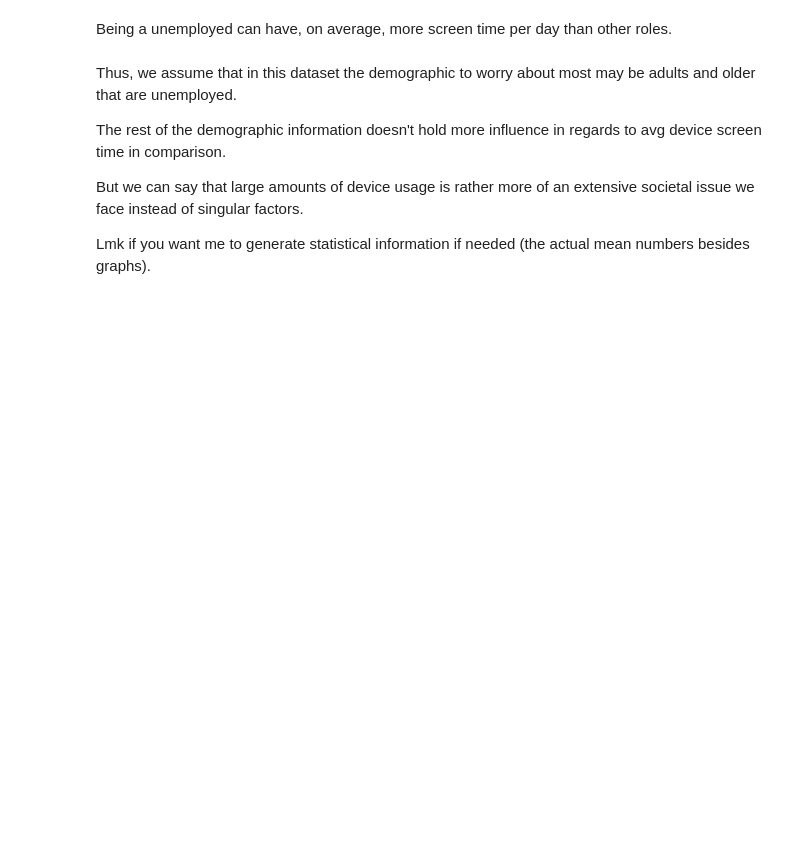
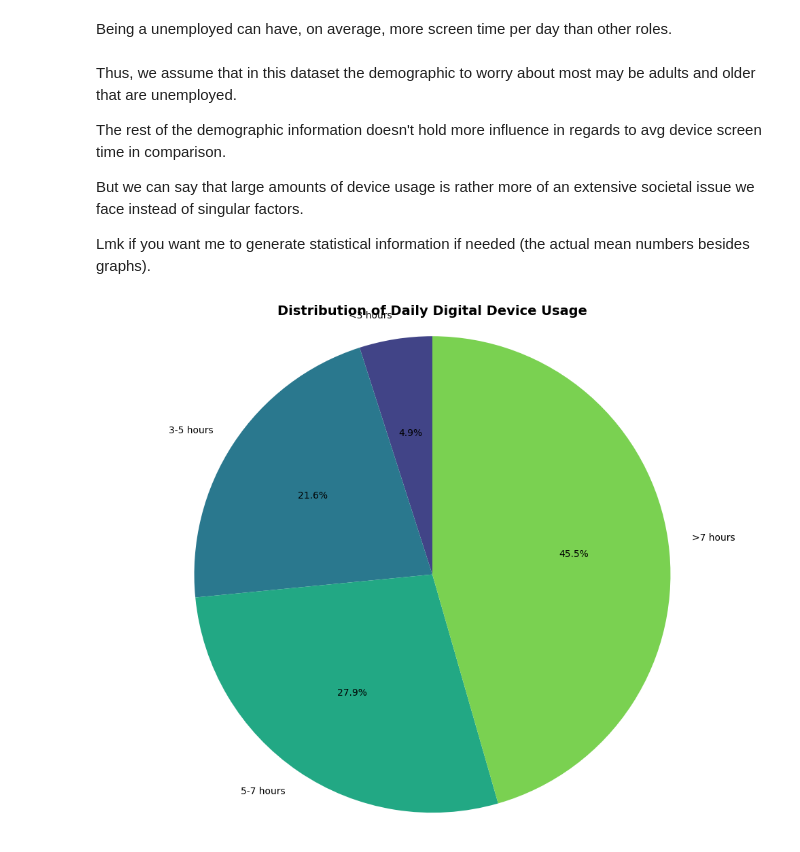
Before and after one commit to Abash05/Kaggle-Team-1---Digital-Habits-and-Mental-Health, a Jupyter notebook: DigitalUseAndMentalHealth.ipynb, the cells around one changed output. Cells and saved outputs as stored; diff of their text form; code cells hidden in the pictures; blank space fills up the shorter version.

```diff
--- a/DigitalUseAndMentalHealth.ipynb
+++ b/DigitalUseAndMentalHealth.ipynb
@@ -477,3 +488,19 @@ The rest of the demographic information doesn't hold more influence in regards t
 But we can say that large amounts of device usage is rather more of an extensive societal issue we face instead of singular factors.
 
 Lmk if you want me to generate statistical information if needed (the actual mean numbers besides graphs).
+# %%
+bins = [0, 3, 5, 7, df['device_hours_per_day'].max() + 1]
+labels = ['<3 hours', '3-5 hours', '5-7 hours', '>7 hours']
+df['device_hours_category'] = pd.cut(df['device_hours_per_day'], bins=bins, labels=labels, right=False)
+
+# Calculate the counts for each category
+category_counts = df['device_hours_category'].value_counts(sort=False)
+
+plt.figure(figsize=(10, 8))
+plt.pie(category_counts, labels=category_counts.index, autopct='%1.1f%%', startangle=90, colors=sns.color_palette('viridis', len(labels)))
+plt.title('Distribution of Daily Digital Device Usage', fontsize=14, fontweight='bold')
+plt.axis('equal') # Equal aspect ratio ensures that pie is drawn as a circle.
+plt.tight_layout()
+plt.show()
+# %% [output]
+[figure, added]
```
Also changed, not shown: parts of 2 cells of this notebook.
